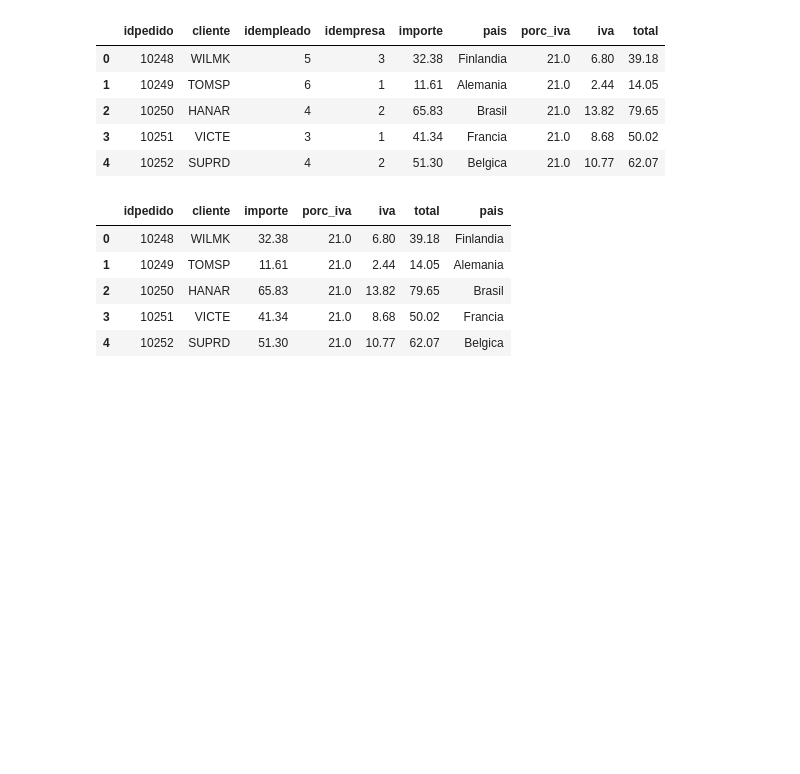
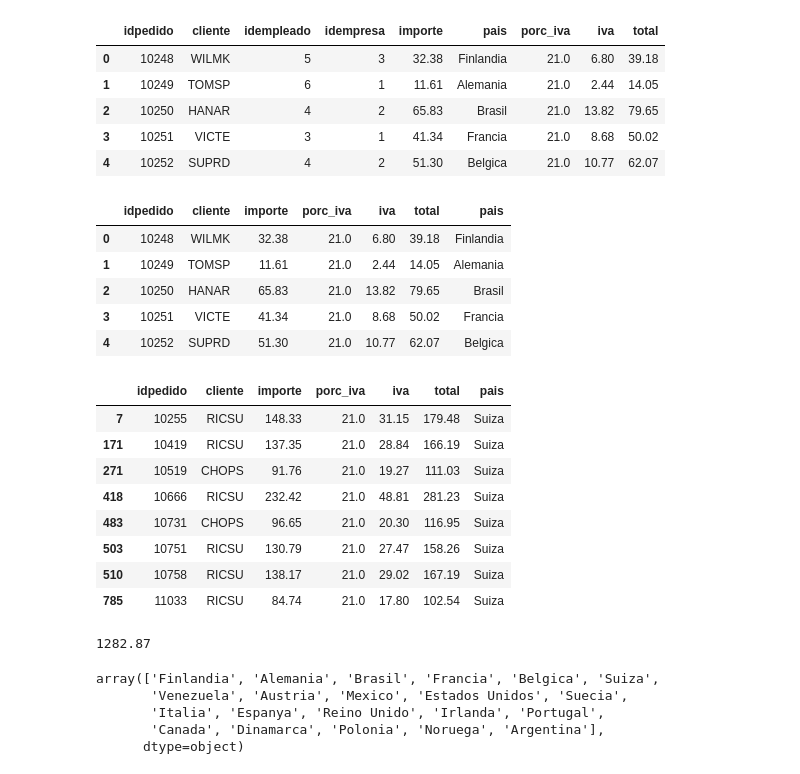
Before and after one commit to aldebarran22/curso_avanzado_santander, a Jupyter notebook: codigo_ene_29_feb_2/pruebas_Series.ipynb, the cells around one changed output. Drawn from its saved outputs; the diff is of its cells as text; code cells hidden in the pictures; blank space fills up the shorter version.

```diff
--- a/codigo_ene_29_feb_2/pruebas_Series.ipynb
+++ b/codigo_ene_29_feb_2/pruebas_Series.ipynb
@@ -361,2 +362,30 @@ df2.head()
 path_salida = "../../practicas/avanzado2/pandas/merge/csv"
 df2.to_csv(path_salida+"/Pedidos.csv", sep=';', index=False, decimal=',')
+# %%
+# Para filtrar filas: Pedidos de Suiza
+dfSuiza = df2[(df2.pais == 'Suiza') & (df2.total > 100.0)]
+dfSuiza
+# %% [output]
+|  | idpedido | cliente | importe | porc_iva | iva | total | pais |
+| 7 | 10255 | RICSU | 148.33 | 21.0 | 31.15 | 179.48 | Suiza |
+| 171 | 10419 | RICSU | 137.35 | 21.0 | 28.84 | 166.19 | Suiza |
+| 271 | 10519 | CHOPS | 91.76 | 21.0 | 19.27 | 111.03 | Suiza |
+| 418 | 10666 | RICSU | 232.42 | 21.0 | 48.81 | 281.23 | Suiza |
+| 483 | 10731 | CHOPS | 96.65 | 21.0 | 20.30 | 116.95 | Suiza |
+| 503 | 10751 | RICSU | 130.79 | 21.0 | 27.47 | 158.26 | Suiza |
+| 510 | 10758 | RICSU | 138.17 | 21.0 | 29.02 | 167.19 | Suiza |
+| 785 | 11033 | RICSU | 84.74 | 21.0 | 17.80 | 102.54 | Suiza |
+# %%
+np.sum(dfSuiza.total)
+# %% [output]
+1282.87
+# %%
+# Valores únicos de una columna
+L = df.pais.unique()
+L
+# %% [output]
+array(['Finlandia', 'Alemania', 'Brasil', 'Francia', 'Belgica', 'Suiza',
+       'Venezuela', 'Austria', 'Mexico', 'Estados Unidos', 'Suecia',
+       'Italia', 'Espanya', 'Reino Unido', 'Irlanda', 'Portugal',
+       'Canada', 'Dinamarca', 'Polonia', 'Noruega', 'Argentina'],
+      dtype=object)
```
Also changed, not shown: parts of 1 cell of this notebook.
